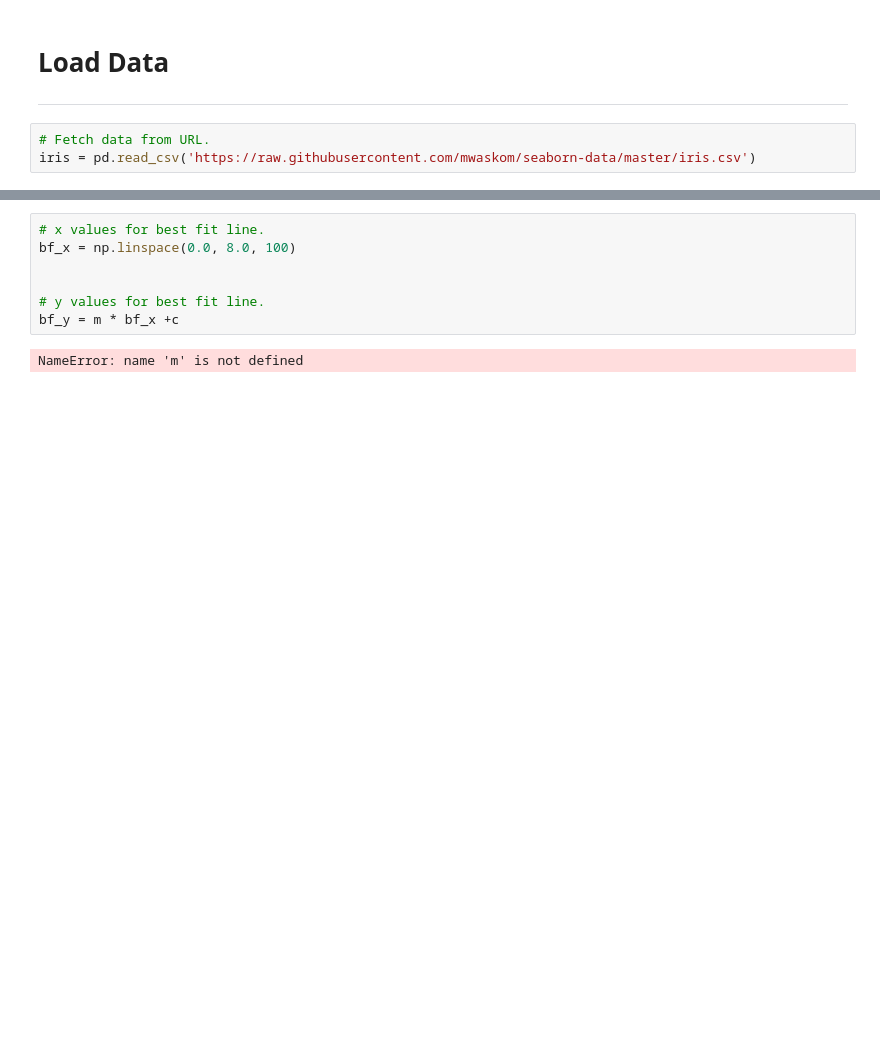
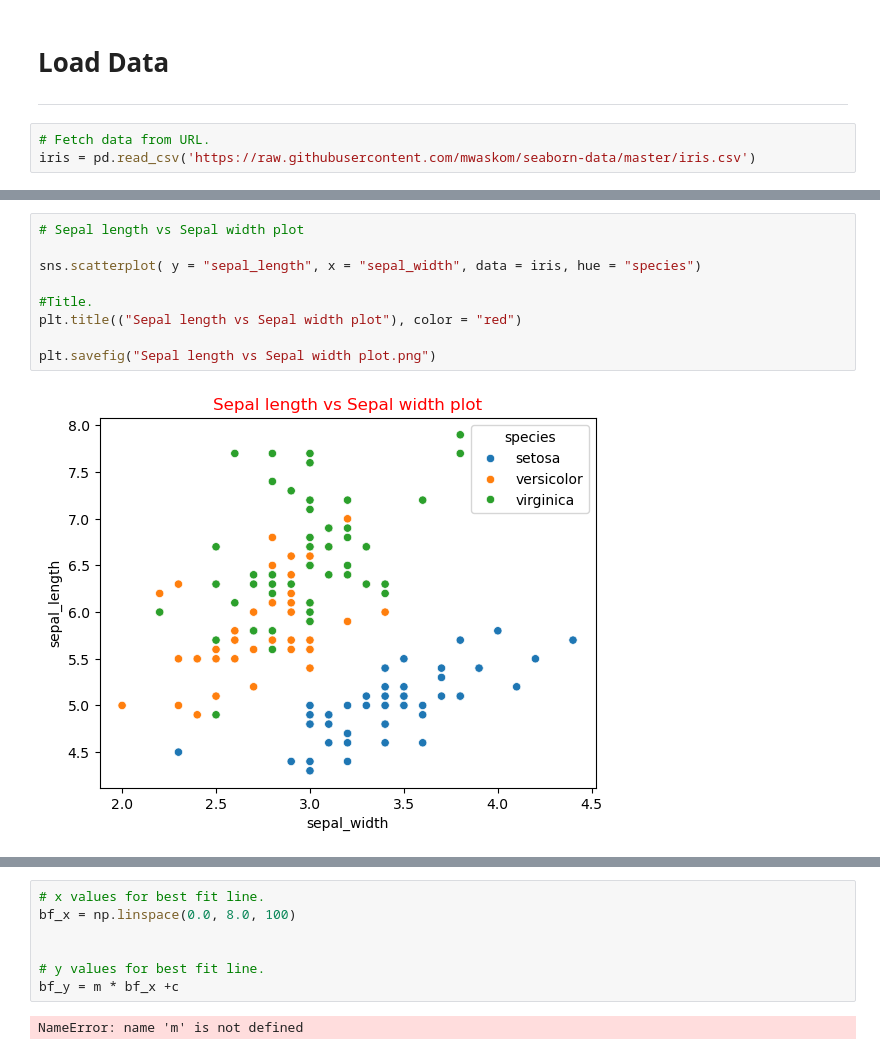
Before and after one commit to PCM11/pands-project, a Jupyter notebook: iris.ipynb, the cells around one changed output, grey strips where cells are left out. Drawn from its saved outputs; the diff is of its cells as text; blank space fills up the shorter version.

```diff
--- a/iris.ipynb
+++ b/iris.ipynb
@@ -51,0 +62,11 @@ Name: count, dtype: int64
+# %%
+# Sepal length vs Sepal width plot
+
+sns.scatterplot( y = "sepal_length", x = "sepal_width", data = iris, hue = "species")
+
+#Title.
+plt.title(("Sepal length vs Sepal width plot"), color = "red")
+
+plt.savefig("Sepal length vs Sepal width plot.png")
+# %% [output]
+[figure, added]
```
Also changed, not shown: parts of 5 cells of this notebook, 6 other files.
